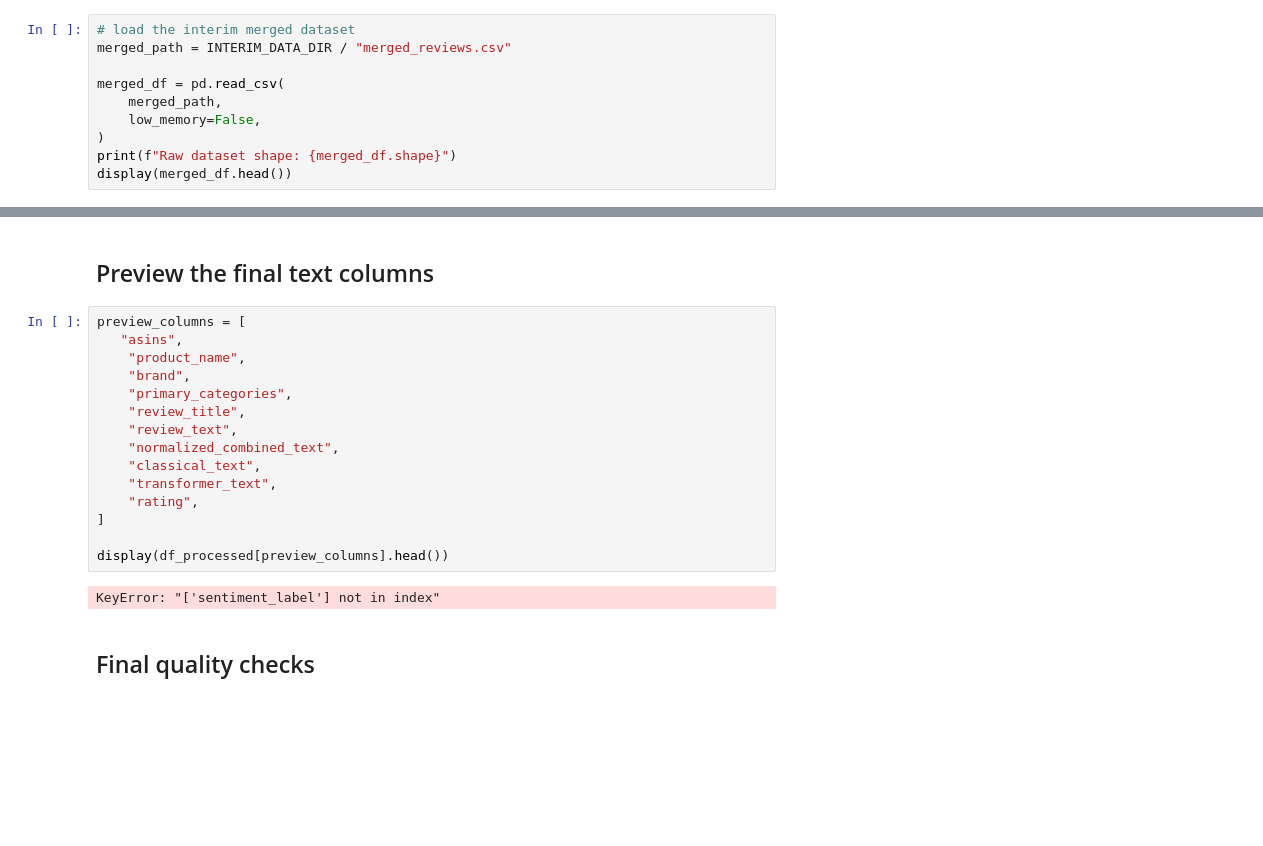
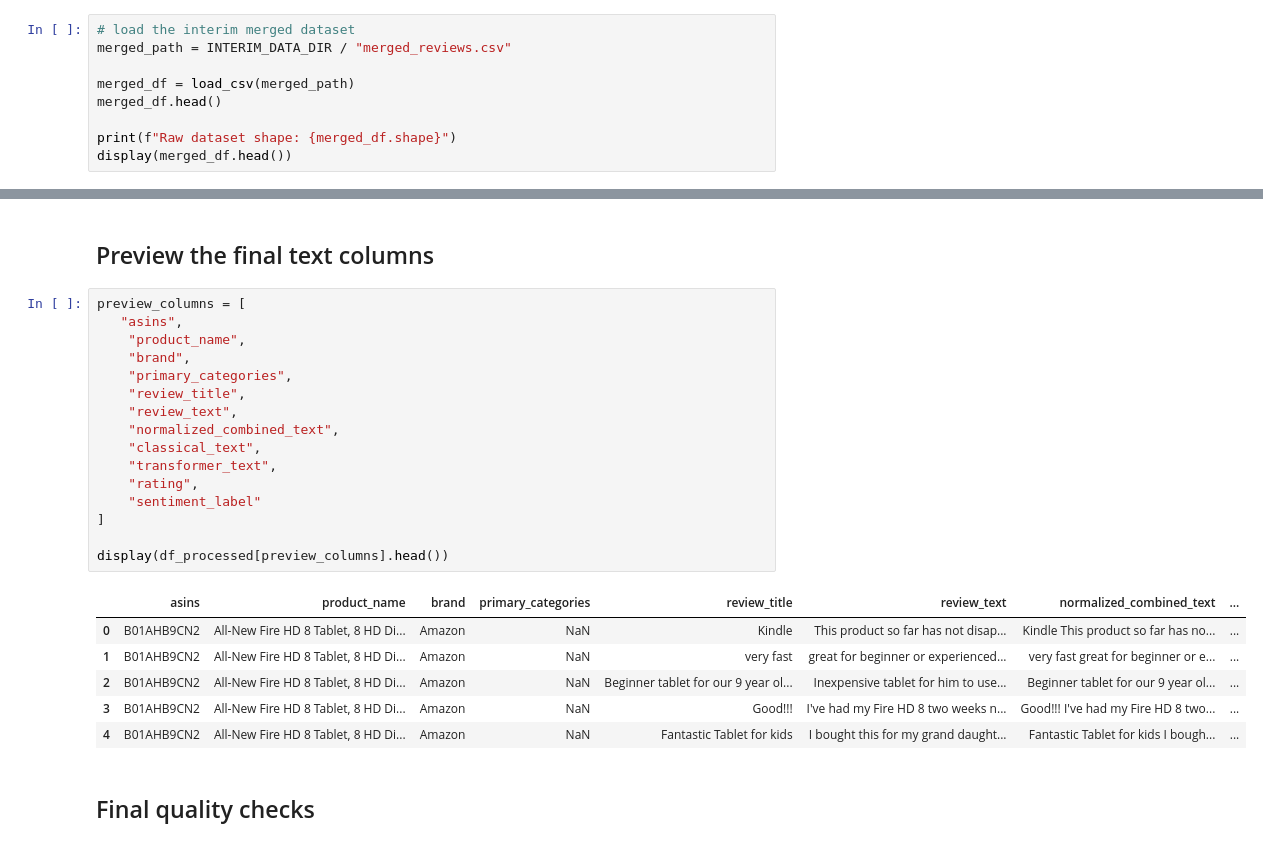
Before and after one commit to karimamzghi/voxforge-ai-review-analytics, a Jupyter notebook: notebooks/02_data_cleaning_preprocessing.ipynb, the cells around one changed output, grey strips where cells are left out. Cells and saved outputs as stored; diff of their text form; blank space fills up the shorter version.

```diff
--- a/notebooks/02_data_cleaning_preprocessing.ipynb
+++ b/notebooks/02_data_cleaning_preprocessing.ipynb
@@ -64,10 +65,9 @@ This allows the notebook to work when it is executed from the `notebooks` direct
 # load the interim merged dataset
 merged_path = INTERIM_DATA_DIR / "merged_reviews.csv"
 
-merged_df = pd.read_csv(
-    merged_path,
-    low_memory=False,
-)
+merged_df = load_csv(merged_path)
+merged_df.head()
+
 print(f"Raw dataset shape: {merged_df.shape}")
 display(merged_df.head())
 # %% [output]
@@ -131,20 +125,26 @@ Text preprocessing validation passed.
 # %%
 preview_columns = [
    "asins",
     "product_name",
     "brand",
     "primary_categories",
     "review_title",
     "review_text",
     "normalized_combined_text",
     "classical_text",
     "transformer_text",
     "rating",
+    "sentiment_label"
 ]
 
 display(df_processed[preview_columns].head())
 # %% [output]
-KeyError: "['sentiment_label'] not in index"
+|  | asins | product_name | brand | primary_categories | review_title | review_text | normalized_combined_text | ... |
+| 0 | B01AHB9CN2 | All-New Fire HD 8 Tablet, 8 HD Di... | Amazon | NaN | Kindle | This product so far has not disap... | Kindle This product so far has no... | ... |
+| 1 | B01AHB9CN2 | All-New Fire HD 8 Tablet, 8 HD Di... | Amazon | NaN | very fast | great for beginner or experienced... | very fast great for beginner or e... | ... |
+| 2 | B01AHB9CN2 | All-New Fire HD 8 Tablet, 8 HD Di... | Amazon | NaN | Beginner tablet for our 9 year ol... | Inexpensive tablet for him to use... | Beginner tablet for our 9 year ol... | ... |
+| 3 | B01AHB9CN2 | All-New Fire HD 8 Tablet, 8 HD Di... | Amazon | NaN | Good!!! | I've had my Fire HD 8 two weeks n... | Good!!! I've had my Fire HD 8 two... | ... |
+| 4 | B01AHB9CN2 | All-New Fire HD 8 Tablet, 8 HD Di... | Amazon | NaN | Fantastic Tablet for kids | I bought this for my grand daught... | Fantastic Tablet for kids I bough... | ... |
 # %% [markdown]
 ## Final quality checks
 # %%
```
Also changed, not shown: parts of 5 cells of this notebook, 5 other files.
